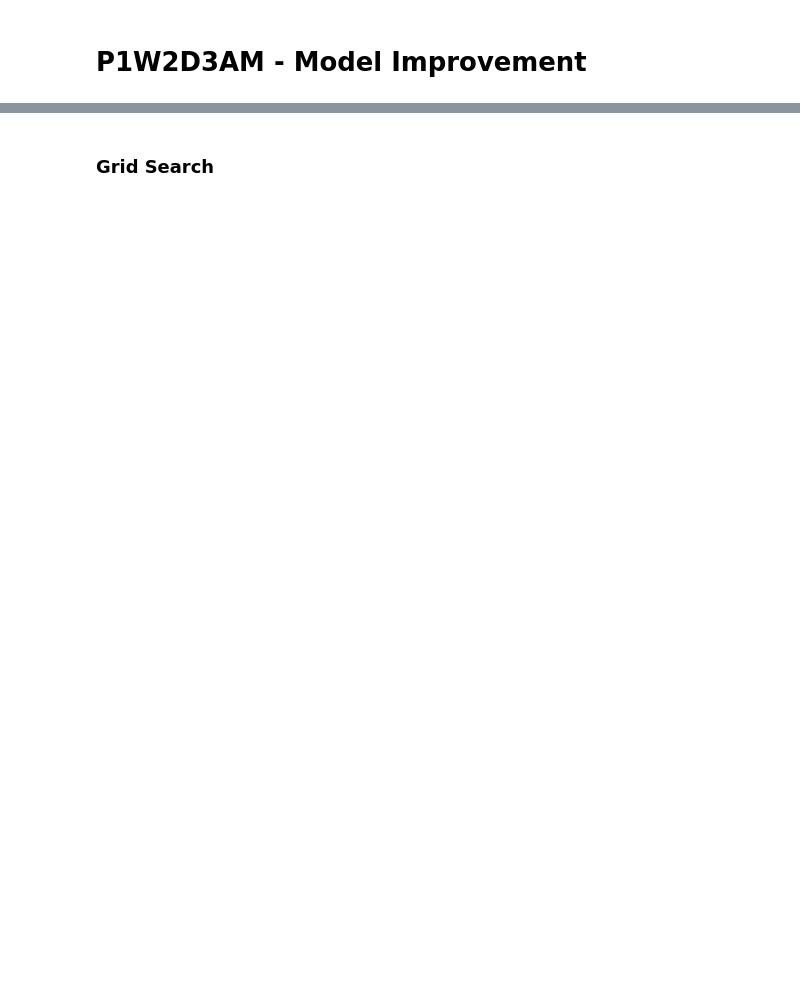
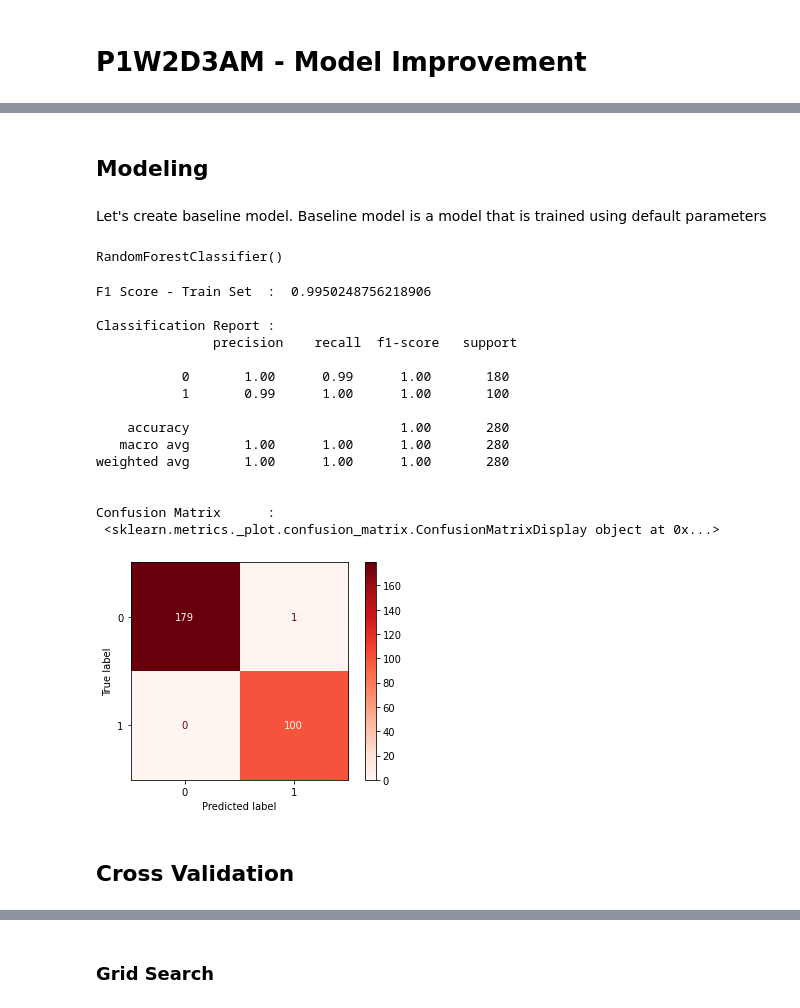
Before and after one commit to ardhiraka/FSDS_Guidelines, a Jupyter notebook: p1/v3/w2/P1W2D3AM - Model Improvement.ipynb, the cells around one changed output, grey strips where cells are left out. Cells and saved outputs as stored; diff of their text form; code cells hidden in the pictures; blank space fills up the shorter version.

```diff
--- a/p1/v3/w2/P1W2D3AM - Model Improvement.ipynb
+++ b/p1/v3/w2/P1W2D3AM - Model Improvement.ipynb
@@ -5,0 +122,28 @@ from preamble import *
+# %%
+# Split between Numerical Columns and Categorical Columns
+
+X_train_num = X_train[['Usia', 'EstimasiGaji']]
+X_test_num = X_test[['Usia', 'EstimasiGaji']]
+
+X_train_cat = X_train[['Kelamin']]
+X_test_cat = X_test[['Kelamin']]
+# %%
+# Feature Scaling & Feature Encoding
+
+minmax = MinMaxScaler()
+ohe = OneHotEncoder()
+
+minmax.fit(X_train_num)
+ohe.fit(X_train_cat)
+
+X_train_num = minmax.transform(X_train_num)
+X_test_num = minmax.transform(X_test_num)
+
+X_train_cat = ohe.transform(X_train_cat)
+X_test_cat = ohe.transform(X_test_cat)
+# %%
+# Merge Numerical Columns and Categorical Columns
+
+X_train_final = np.concatenate([X_train_num, X_train_cat.toarray()], axis=1)
+X_test_final = np.concatenate([X_test_num, X_test_cat.toarray()], axis=1)
+X_train_final
@@ -5,0 +158,38 @@ from preamble import *
+# %% [markdown]
+## Modeling
+# %% [markdown]
+Let's create baseline model. Baseline model is a model that is trained using default parameters
+# %%
+# Baseline Model using Random Forest Algorithm
+
+rf = RandomForestClassifier()
+rf.fit(X_train_final, y_train)
+# %% [output]
+RandomForestClassifier()
+# %%
+# Check Performance Model against Train-Set
+
+y_pred_train = rf.predict(X_train_final)
+
+print('F1 Score - Train Set  : ', f1_score(y_train, y_pred_train), '\n')
+print('Classification Report : \n', classification_report(y_train, y_pred_train), '\n')
+print('Confusion Matrix      : \n', ConfusionMatrixDisplay.from_estimator(rf, X_train_final, y_train, cmap='Reds'))
+# %% [output]
+F1 Score - Train Set  :  0.9950248756218906
+
+Classification Report :
+               precision    recall  f1-score   support
+
+           0       1.00      0.99      1.00       180
+           1       0.99      1.00      1.00       100
+
+    accuracy                           1.00       280
+   macro avg       1.00      1.00      1.00       280
+weighted avg       1.00      1.00      1.00       280
+
+
+Confusion Matrix      :
+ <sklearn.metrics._plot.confusion_matrix.ConfusionMatrixDisplay object at 0x...>
+[figure, added]
+# %% [markdown]
+## Cross Validation
```
Also changed, not shown: parts of 119 cells of this notebook.
